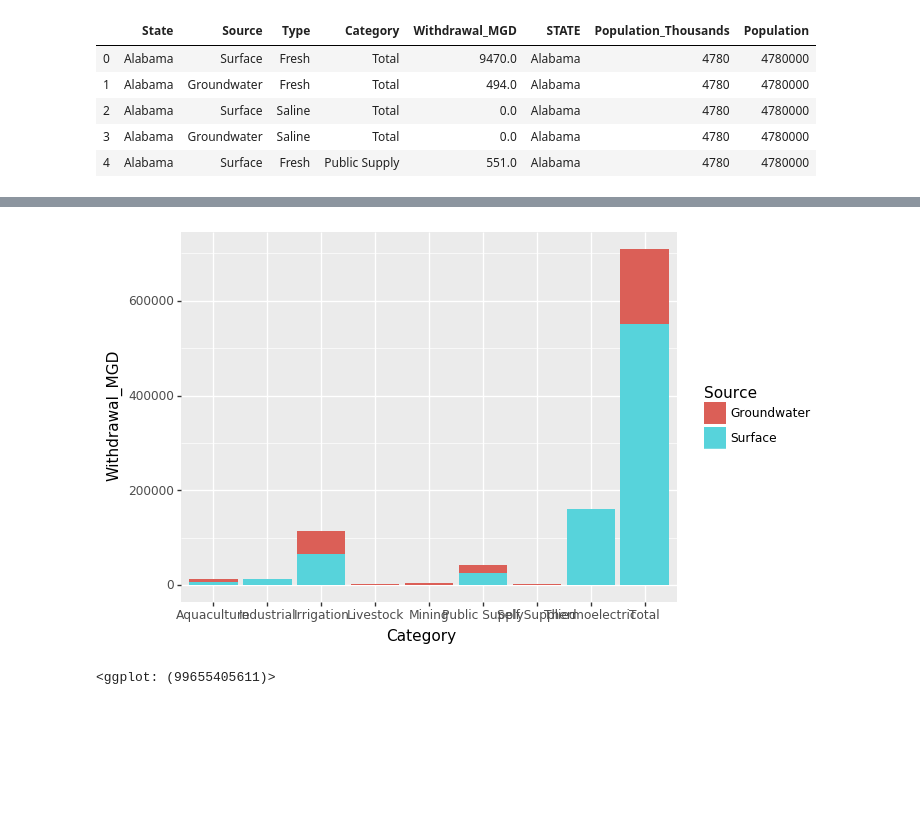
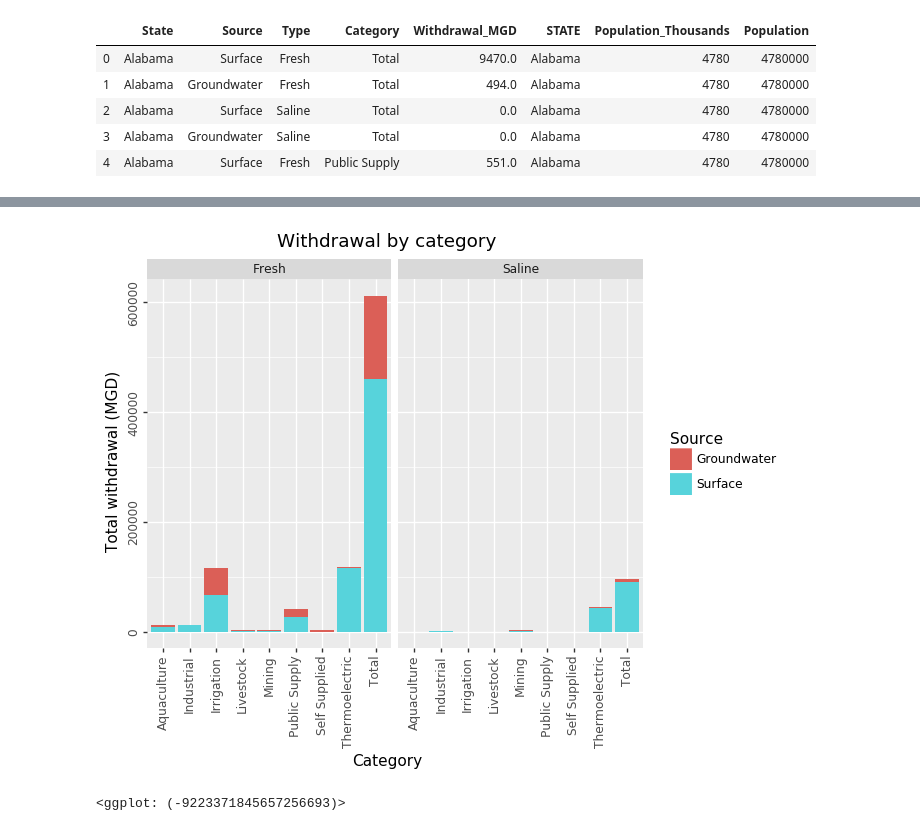
Before and after one commit to DataDevils/DataVis, a Jupyter notebook: python/plotnine.ipynb, the cells around one changed output, grey strips where cells are left out. Cells and saved outputs as stored; diff of their text form; code cells hidden in the pictures; blank space fills up the shorter version.

```diff
--- a/python/plotnine.ipynb
+++ b/python/plotnine.ipynb
@@ -35,8 +35,12 @@ dfAll.head()
 ### 3a. Organizing our data
 # %%
 (ggplot(data=dfAll,mapping=aes(x='Category',y='Withdrawal_MGD',fill='Source')) +
-  geom_col()
+  geom_col() +
+  facet_wrap(facets = 'Type') +
+  theme(axis_text = element_text(angle=90)) +
+  ggtitle('Withdrawal by category') +
+  ylab('Total withdrawal (MGD)')
 )
 # %% [output]
-[figure, old version]
+[figure, new version]
-<ggplot: (99655405611)>
+<ggplot: (-9223371845657256693)>
```
Also changed, not shown: parts of 4 cells of this notebook.
